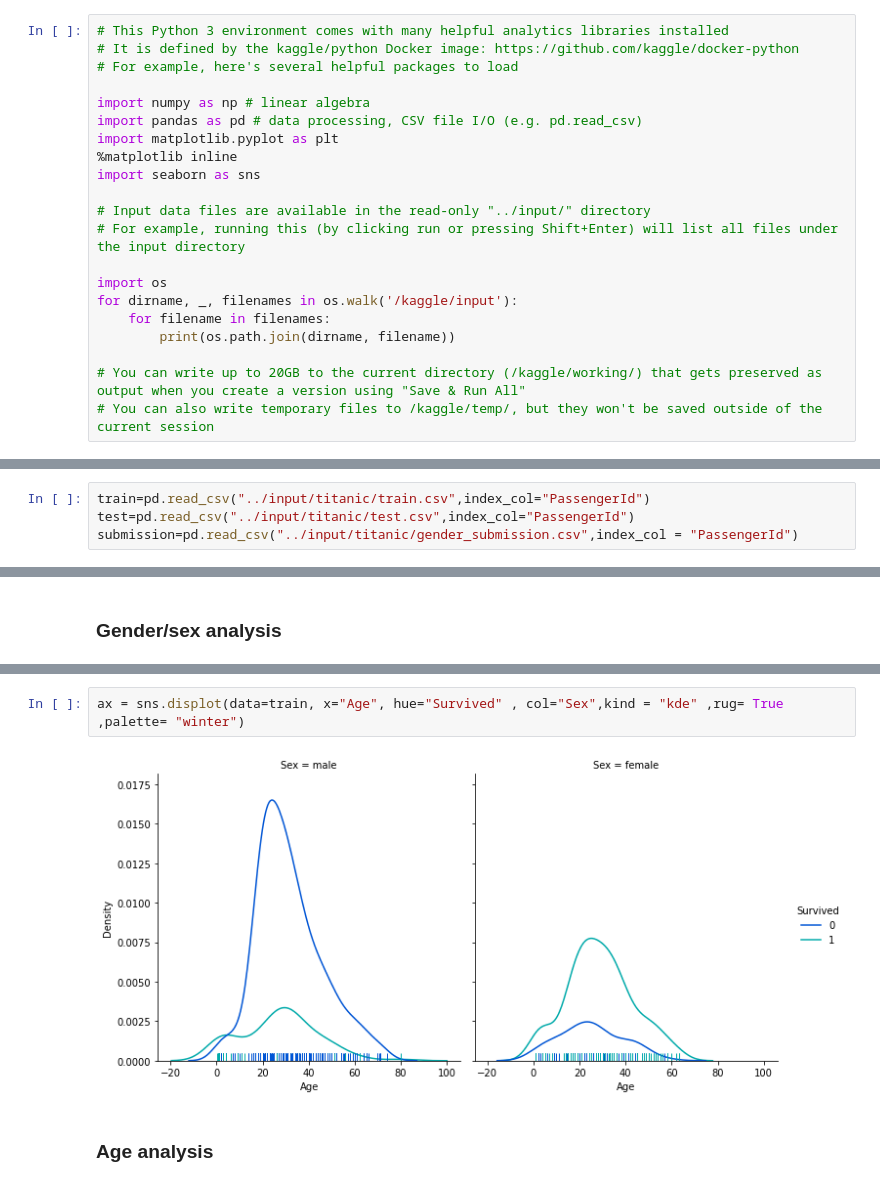
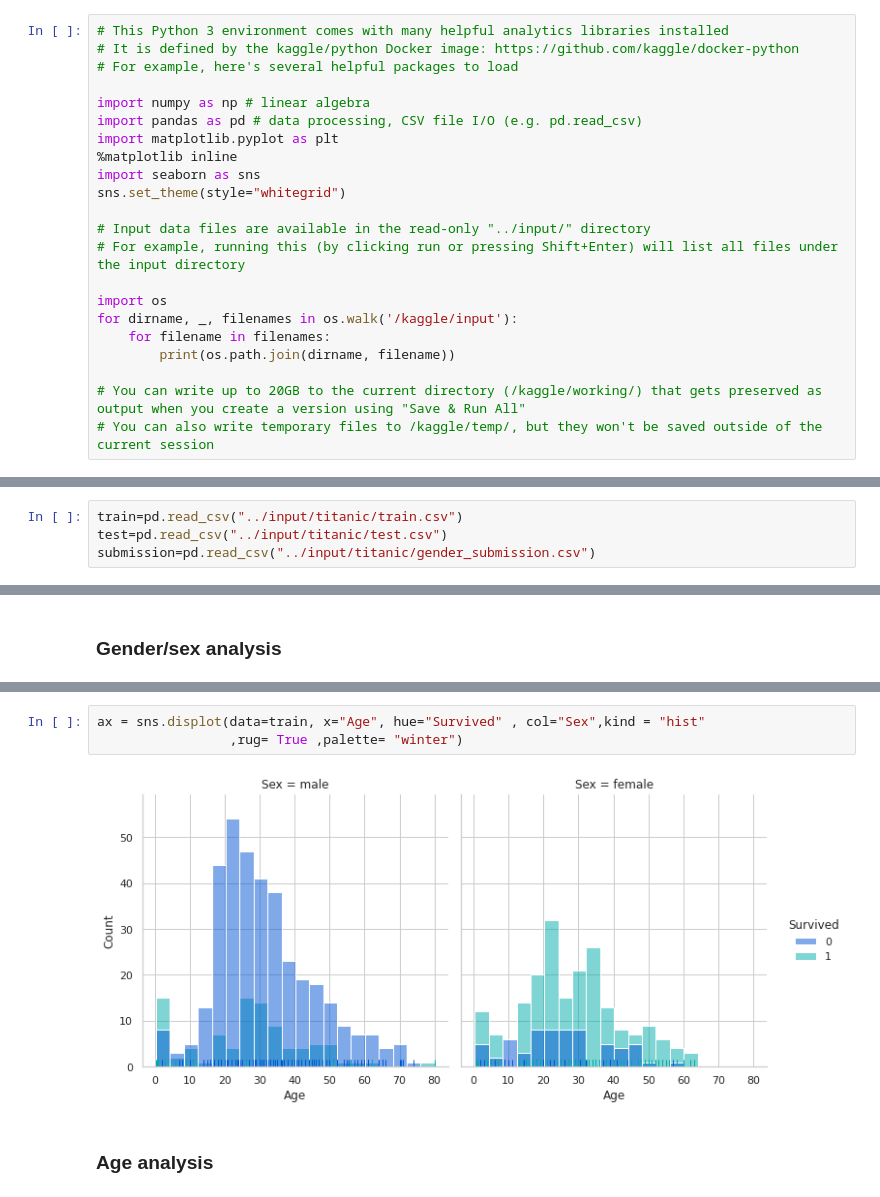
Before and after one commit to meetshahcode/Kaggle_work, a Jupyter notebook: titanic-1st.ipynb, the cells around one changed output, grey strips where cells are left out. Drawn from its saved outputs; the diff is of its cells as text.

Commit message:
Kaggle Notebook | Titanic Data analysis and model building | Version 8

```diff
--- a/titanic-1st.ipynb
+++ b/titanic-1st.ipynb
@@ -10,6 +10,7 @@ import pandas as pd # data processing, CSV file I/O (e.g. pd.read_csv)
 import matplotlib.pyplot as plt
 %matplotlib inline
 import seaborn as sns
+sns.set_theme(style="whitegrid")
 
 # Input data files are available in the read-only "../input/" directory
 # For example, running this (by clicking run or pressing Shift+Enter) will list all files under the input directory
@@ -28,9 +29,9 @@ for dirname, _, filenames in os.walk('/kaggle/input'):
 # %% [markdown]
 ## Getting all data.
 # %%
-train=pd.read_csv("../input/titanic/train.csv",index_col="PassengerId")
-test=pd.read_csv("../input/titanic/test.csv",index_col="PassengerId")
-submission=pd.read_csv("../input/titanic/gender_submission.csv",index_col = "PassengerId")
+train=pd.read_csv("../input/titanic/train.csv")
+test=pd.read_csv("../input/titanic/test.csv")
+submission=pd.read_csv("../input/titanic/gender_submission.csv")
 # %% [markdown]
 # Exploring the Data
 # %%
@@ -94,6 +95,7 @@ plt.show()
 # %%
-ax = sns.displot(data=train, x="Age", hue="Survived" , col="Sex",kind = "kde" ,rug= True ,palette= "winter")
+ax = sns.displot(data=train, x="Age", hue="Survived" , col="Sex",kind = "hist"
+                 ,rug= True ,palette= "winter")
 # %% [output]
-[figure, old version]
+[figure, new version]
 # %% [markdown]
 ### Age analysis
```
Also changed, not shown: parts of 27 cells of this notebook.
